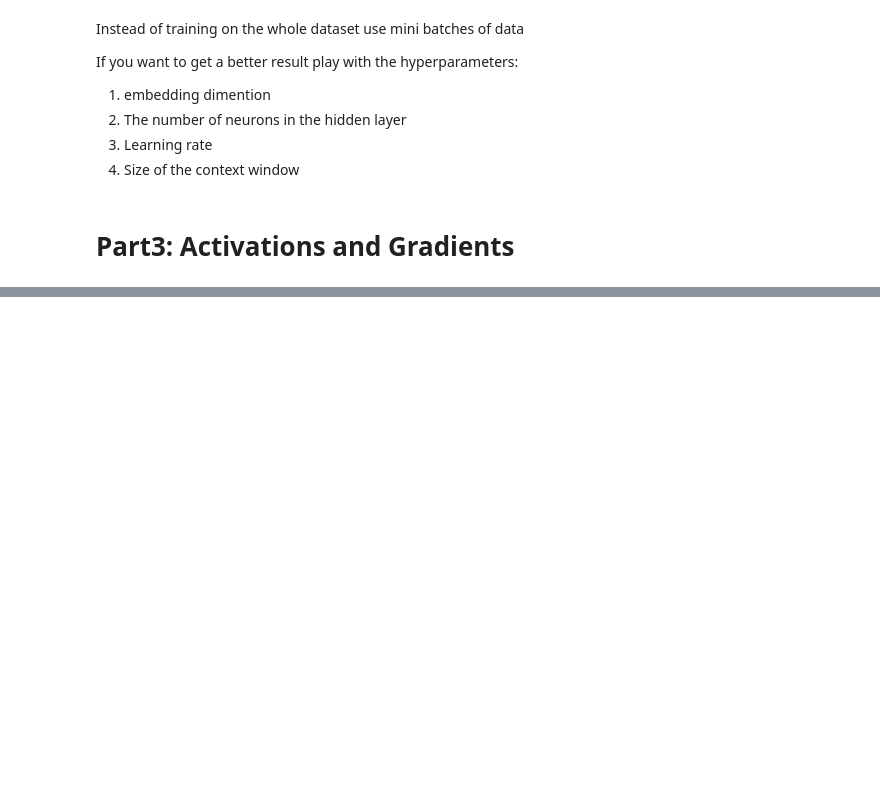
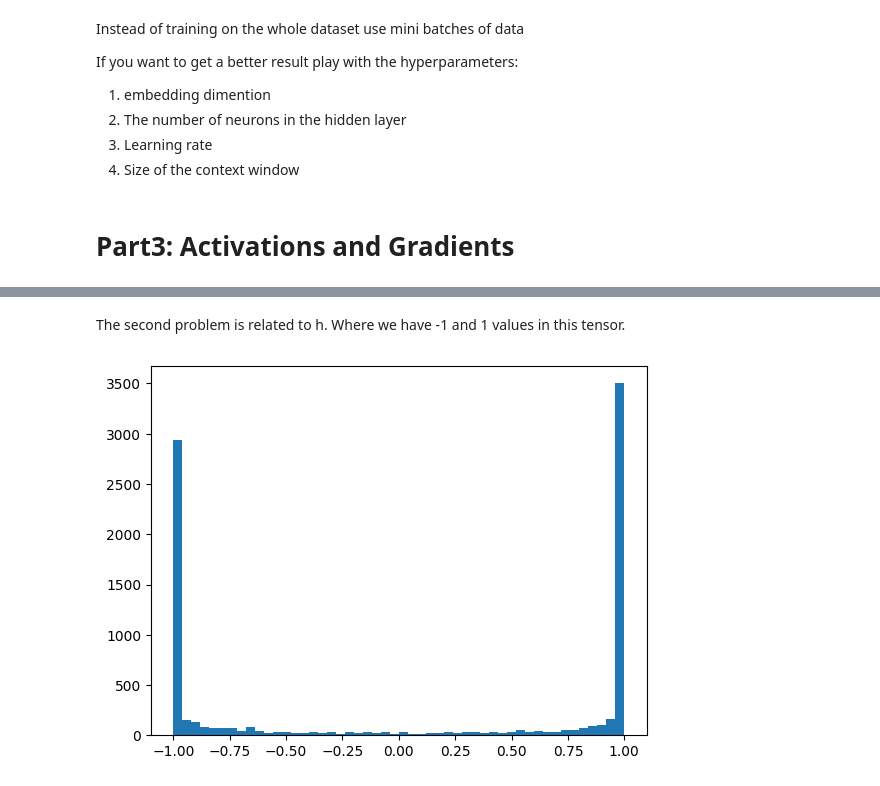
Before and after one commit to zeinab-sheikhi/makemore, a Jupyter notebook: app.ipynb, the cells around one changed output, grey strips where cells are left out. Saved outputs shown, nothing was run; the diff lists cells and outputs as text; code cells hidden in the pictures; blank space fills up the shorter version.

```diff
--- a/app.ipynb
+++ b/app.ipynb
@@ -1068,0 +1381,8 @@ vocab_size = len(stoi)
+# %% [markdown]
+The second problem is related to h. Where we have -1 and 1 values in this tensor.
+# %%
+plt.hist(h.view(-1).tolist(), 50);
+
+# We observe that most values take on -1 or 1. This indicates that this tanh is very very active.
+# %% [output]
+[figure, added]
```
Also changed, not shown: parts of 32 cells of this notebook.
